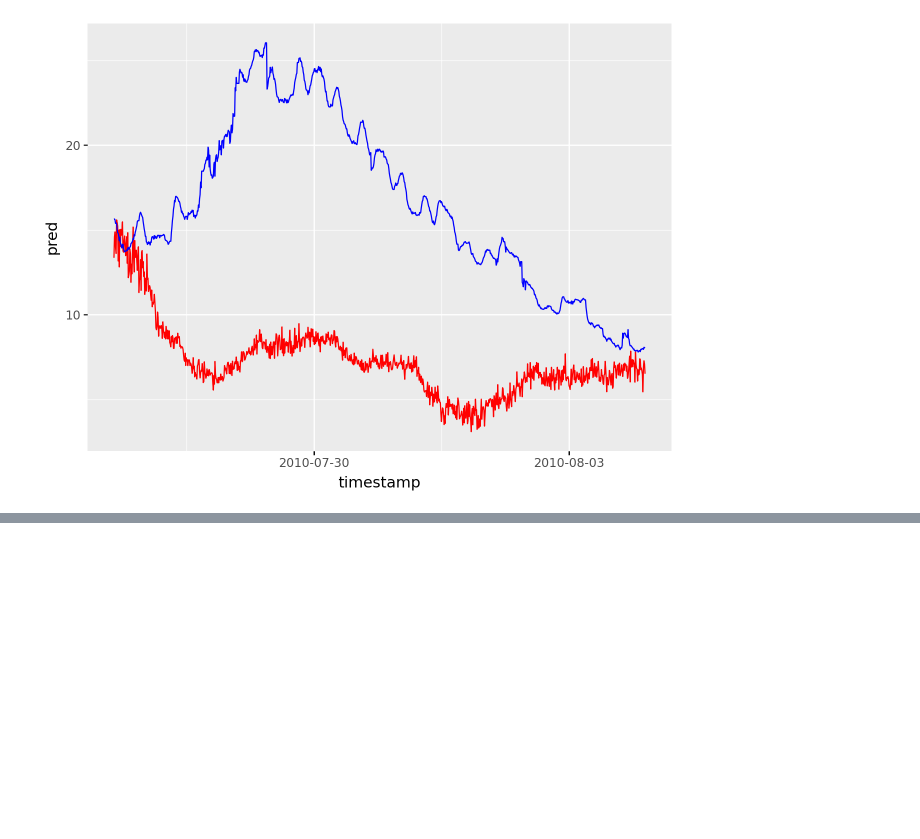
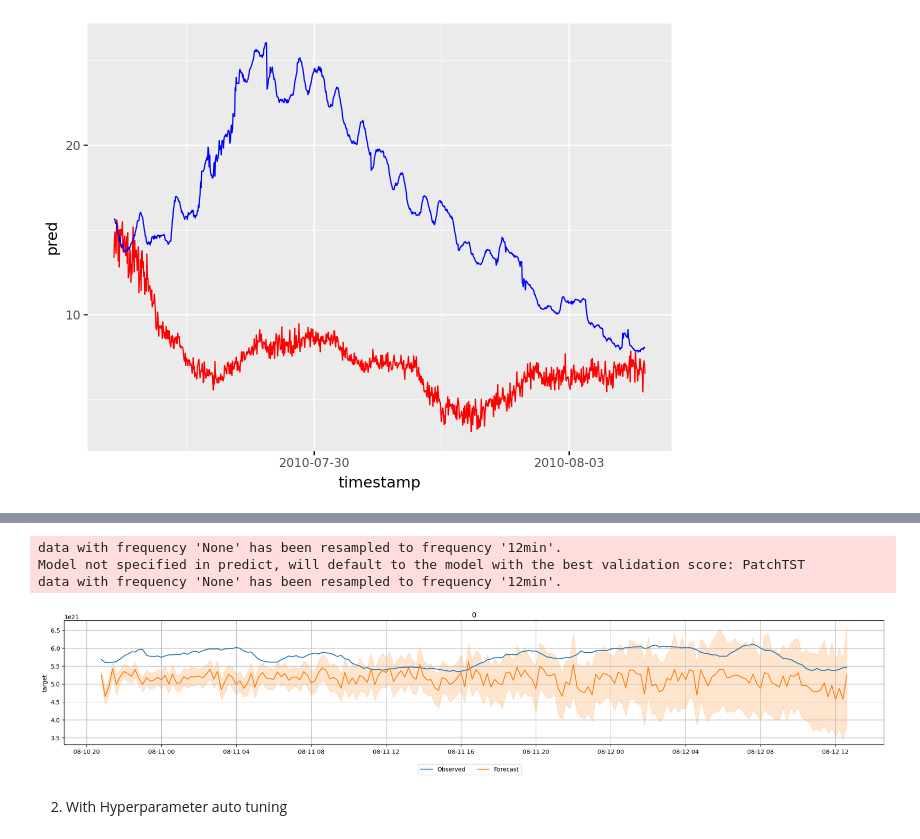
Before and after one commit to victorverma/urps_2025, a Jupyter notebook: notebooks/Jingyi_notebooks/01_try_patch.ipynb, the cells around one changed output, grey strips where cells are left out. Saved outputs shown, nothing was run; the diff lists cells and outputs as text; code cells hidden in the pictures; blank space fills up the shorter version.

```diff
--- a/notebooks/Jingyi_notebooks/01_try_patch.ipynb
+++ b/notebooks/Jingyi_notebooks/01_try_patch.ipynb
@@ -227,0 +232,22 @@ plot_df
+# %%
+predictor = TimeSeriesPredictor(
+    freq = "12T",
+    prediction_length= prediction_length, # 200
+    # known_covariates_names= known_covariates_names,
+).fit(
+    train_data,
+    hyperparameters={
+        "PatchTST": [
+
+            {
+                "target_scaler": "standard",
+            }
+
+        ]
+    },
+
+    enable_ensemble= False,
+    time_limit= 120,
+    num_val_windows = 3 # validation
+    # 'eval_metric': WQL # weighted quantile loss / pinball loss: scale-dependent & probabilistic
+)
@@ -227,0 +308,16 @@ plot_df
+# %%
+predictor.plot(
+    test_data,
+    predictor.predict(train_data #,
+                    #   known_covariates= test_data[known_covariates_names][-prediction_length:]
+                      ),
+    quantile_levels = [0.3, 0.7],
+    max_history_length = 200
+    )
+# %% [output]
+data with frequency 'None' has been resampled to frequency '12min'.
+Model not specified in predict, will default to the model with the best validation score: PatchTST
+data with frequency 'None' has been resampled to frequency '12min'.
+[figure, added]
+# %% [markdown]
+2. With Hyperparameter auto tuning
```
Also changed, not shown: parts of 50 cells of this notebook.
